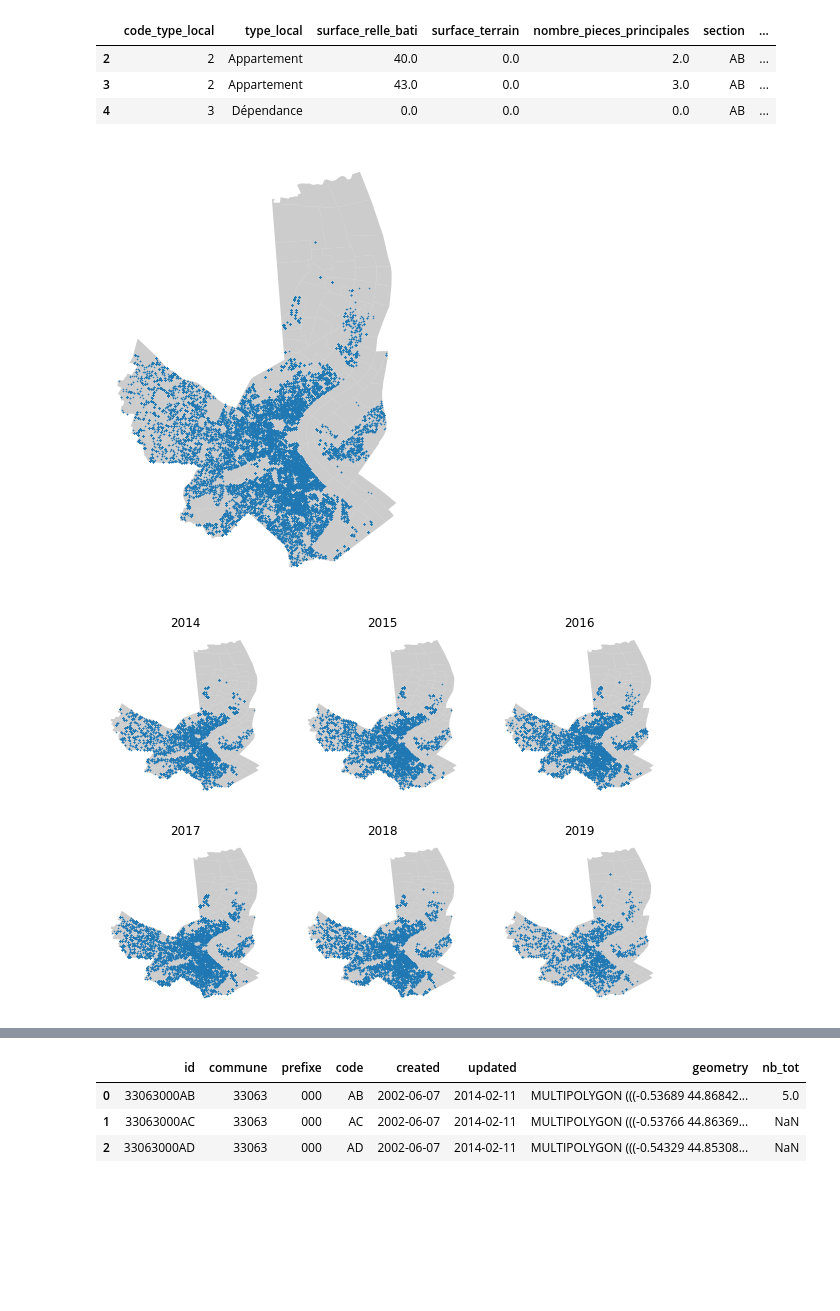
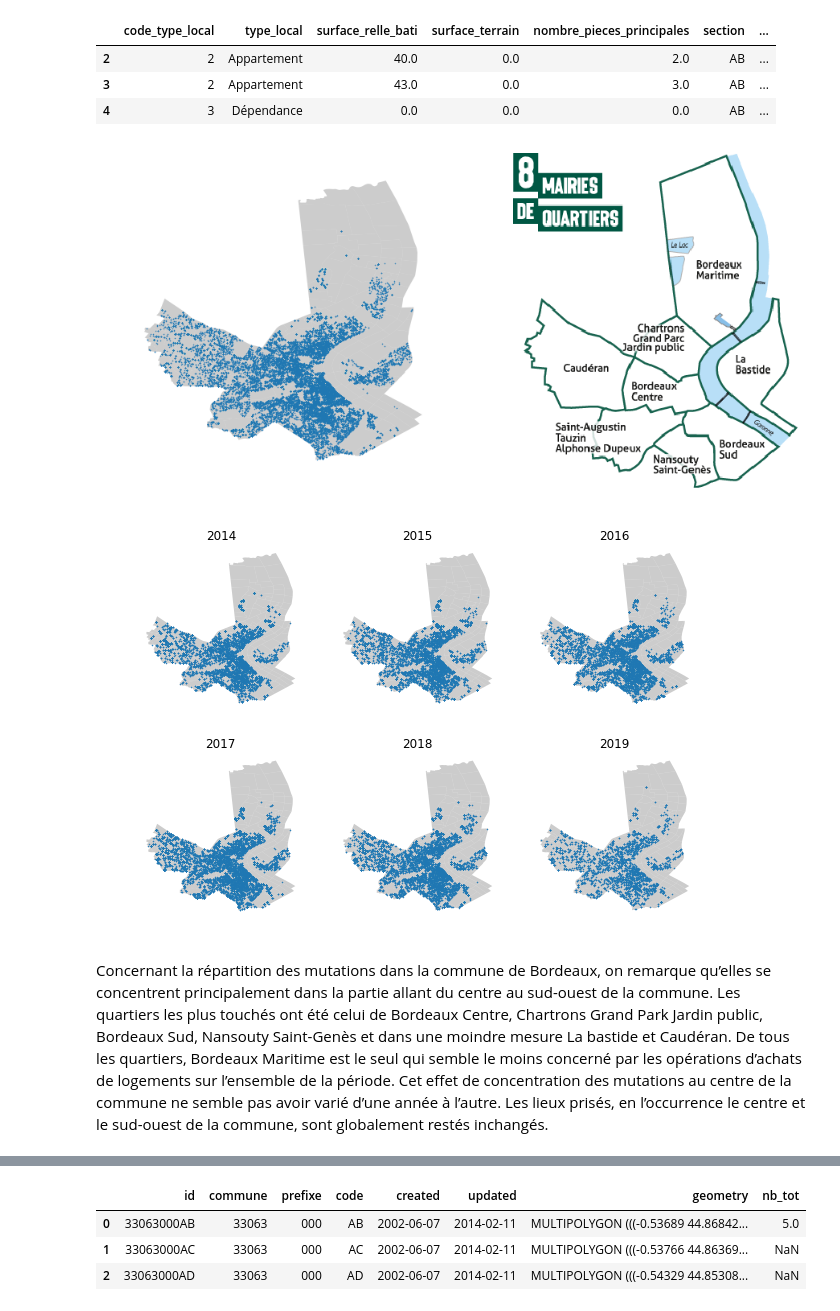
Before and after one commit to mdlbm/SNCF-Immobilier, a Jupyter notebook: Projet.ipynb, the cells around one changed output, grey strips where cells are left out. Saved outputs shown, nothing was run; the diff lists cells and outputs as text; code cells hidden in the pictures; blank space fills up the shorter version.

```diff
--- a/Projet.ipynb
+++ b/Projet.ipynb
@@ -139,7 +144,7 @@ Même remarque que dans a)
 Cela nous permettra de déterminer l'augmentation du nombre d'utilisateurs de la ligne.
 # %%
 # Chargement données fréquentations
-frequentation_paris_bordeaux=pd.read_csv('https://raw.githubusercontent.com/mdlbm/SNCF-Immobilier/master/frequentation-paris-bordeaux.csv', sep=';')
+frequentation_paris_bordeaux=pd.read_csv('https://raw.githubusercontent.com/mdlbm/SNCF-Immobilier/Mats/frequentation-paris-bordeaux.csv', sep=';')
 frequentation_paris_bordeaux = frequentation_paris_bordeaux.sort_index(axis=1 ,ascending=True)
 frequentation_paris_bordeaux
 # %% [output]
@@ -230,7 +233,7 @@ data_json["valeur_m2"] = data_json["valeur_fonciere"] / (data_json["surface_imme
 data_json_2 = data_json.copy()
 
 data_json = data_json[data_json['valeur_m2']>1000] #On enlève des valeurs trop hautes
-data_json = data_json[data_json['valeur_m2']<8000] #on enlève les valeurs trop basses. Enlever ces valeurs rend plus crédibles les données dvf. On voit mal un prix du m2 à plus de 15 000€ ou à moins de 500 €. Les valeurs ont été choisi arbitrairement de sorte à garder une certaine crédibiité tout en gardant le plus de données possibles.
+data_json = data_json[data_json['valeur_m2']<7000] #on enlève les valeurs trop basses. Enlever ces valeurs rend plus crédibles les données dvf. On voit mal un prix du m2 à plus de 15 000€ ou à moins de 500 €. Les valeurs ont été choisi arbitrairement de sorte à garder une certaine crédibiité tout en gardant le plus de données possibles.
 
 # Affichage des 7 premières observations
 data_json.head(7)
@@ -336,7 +343,7 @@ plt.show()
 ### b) Localisation des logements :
 # %%
 # Importation de la base de travail
-bordeaux_sections = gpd.read_file('https://raw.githubusercontent.com/mdlbm/SNCF-Immobilier/master/cadastre-33063-sections.json')
+bordeaux_sections = gpd.read_file('https://raw.githubusercontent.com/mdlbm/SNCF-Immobilier/Mats/cadastre-33063-sections.json')
 # Affichage des 3 premières observations
 bordeaux_sections.shape#head(3)
 # %% [output]
@@ -357,15 +364,21 @@ geo_data_json.head(3)
 | 4 | 3 | Dépendance | 0.0 | 0.0 | 0.0 | AB | ... |
 # %%
 # Localisation des logements dans la commune de bordeaux sur l'ensemble de la période
-fig,ax = plt.subplots(figsize = (8,8))
-bordeaux_sections.plot(ax=ax, alpha=0.4, color = 'grey')
-geo_data_json.plot(ax=ax,markersize=0.3)
-ax.axis('off')
+fig,ax = plt.subplots(1,2,figsize = (15,10))
+bordeaux_sections.plot(ax=ax[0], alpha=0.4, color = 'grey')
+geo_data_json.plot(ax=ax[0],markersize=0.3)
+ax[0].axis('off')
+ax[1].axis('off')
+
+import matplotlib.image as mpimg
+img = mpimg.imread('http://www.bordeaux.fr/images/ebx/fr/presentationStandard/63938/43/groupePave/155403/pave/347734/imageSpec/596393/image/Bordeaux_quartiers_2020_2_2.png')
+imgplot = plt.imshow(img)
+
 plt.show()
 # %% [output]
-[figure, old version]
+[figure, new version]
 # %%
-# Diagrammes sur par année
+# Diagrammes circulaire sur par année
 fig, axes = plt.subplots(2,3, figsize = (10,7))
 axes = axes.flatten()
 years = list(geo_data_json["year"].sort_values().unique())
@@ -375,7 +388,9 @@ for ax, year in zip(axes, years):
     ax.set(ylabel='', title=year, aspect='equal')
     ax.axis('off')
 # %% [output]
-[figure, old version]
+[figure, new version]
+# %% [markdown]
+Concernant la répartition des mutations dans la commune de Bordeaux, on remarque qu’elles se concentrent principalement dans la partie allant du centre au sud-ouest de la commune. Les quartiers les plus touchés ont été celui de Bordeaux Centre, Chartrons Grand Park Jardin public, Bordeaux Sud, Nansouty Saint-Genès et dans une moindre mesure La bastide et Caudéran. De tous les quartiers, Bordeaux Maritime est le seul qui semble le moins concerné par les opérations d’achats de logements sur l’ensemble de la période. Cet effet de concentration des mutations au centre de la commune ne semble pas avoir varié d’une année à l’autre. Les lieux prisés, en l’occurrence le centre et le sud-ouest de la commune, sont globalement restés inchangés.
 # %%
 # Création Variable cadastre dans geo_data_json par jointure
 geo_data_json = geo_data_json[geo_data_json.is_valid]
```
Also changed, not shown: parts of 39 cells of this notebook.
